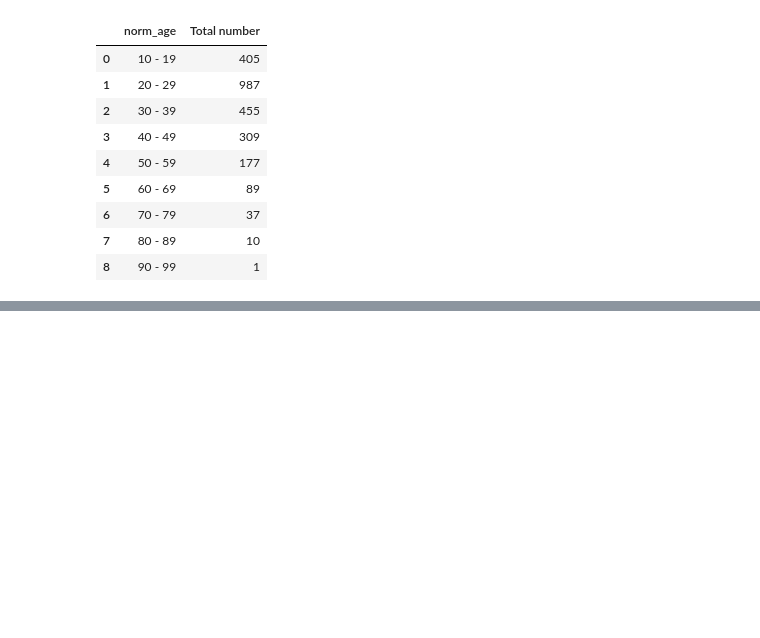
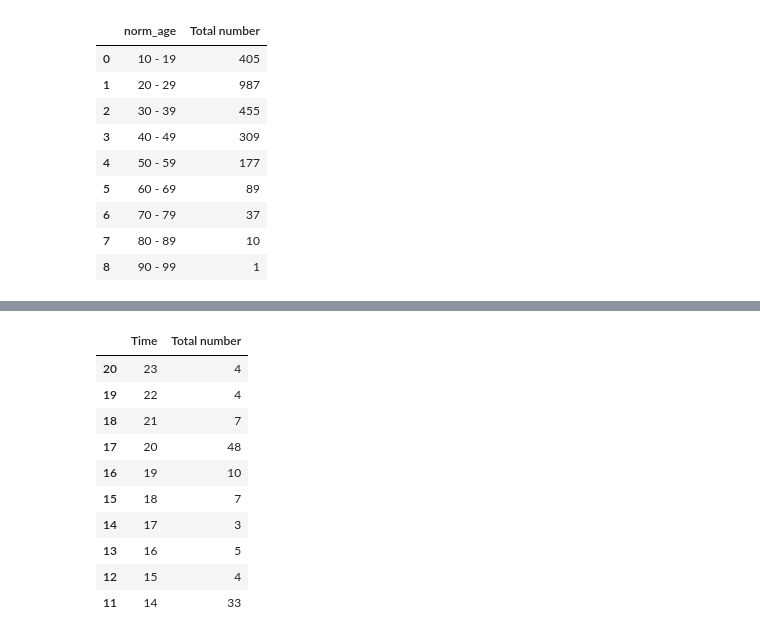
Before and after one commit to bses-codes/FightBack, a Jupyter notebook: ageana.ipynb, the cells around one changed output, grey strips where cells are left out. Cells and saved outputs as stored; diff of their text form; code cells hidden in the pictures; blank space fills up the shorter version.

```diff
--- a/ageana.ipynb
+++ b/ageana.ipynb
@@ -128,0 +172,15 @@ SyntaxError: expression cannot contain assignment, perhaps you meant "=="? (2074
+# %%
+time_vv=time_v.nlargest(10, ['Time'])
+time_vv
+# %% [output]
+|  | Time | Total number |
+| 20 | 23 | 4 |
+| 19 | 22 | 4 |
+| 18 | 21 | 7 |
+| 17 | 20 | 48 |
+| 16 | 19 | 10 |
+| 15 | 18 | 7 |
+| 14 | 17 | 3 |
+| 13 | 16 | 5 |
+| 12 | 15 | 4 |
+| 11 | 14 | 33 |
```
Also changed, not shown: parts of 13 cells of this notebook, 2 other files.
